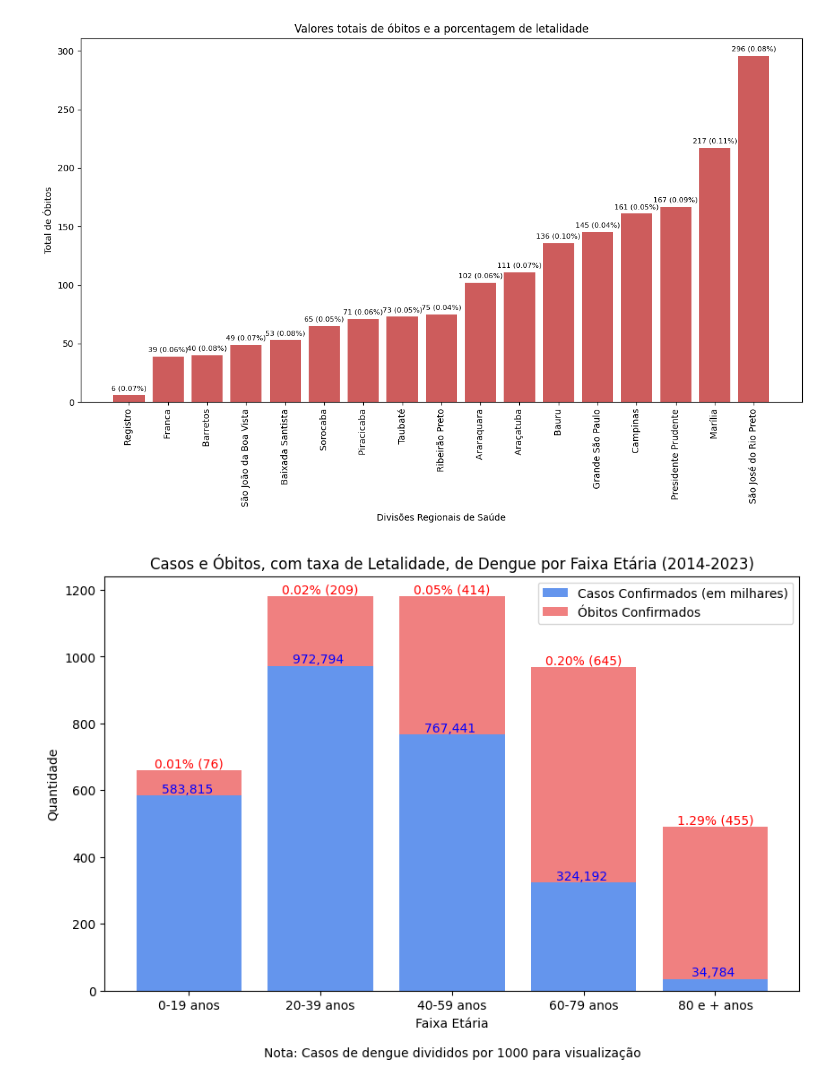
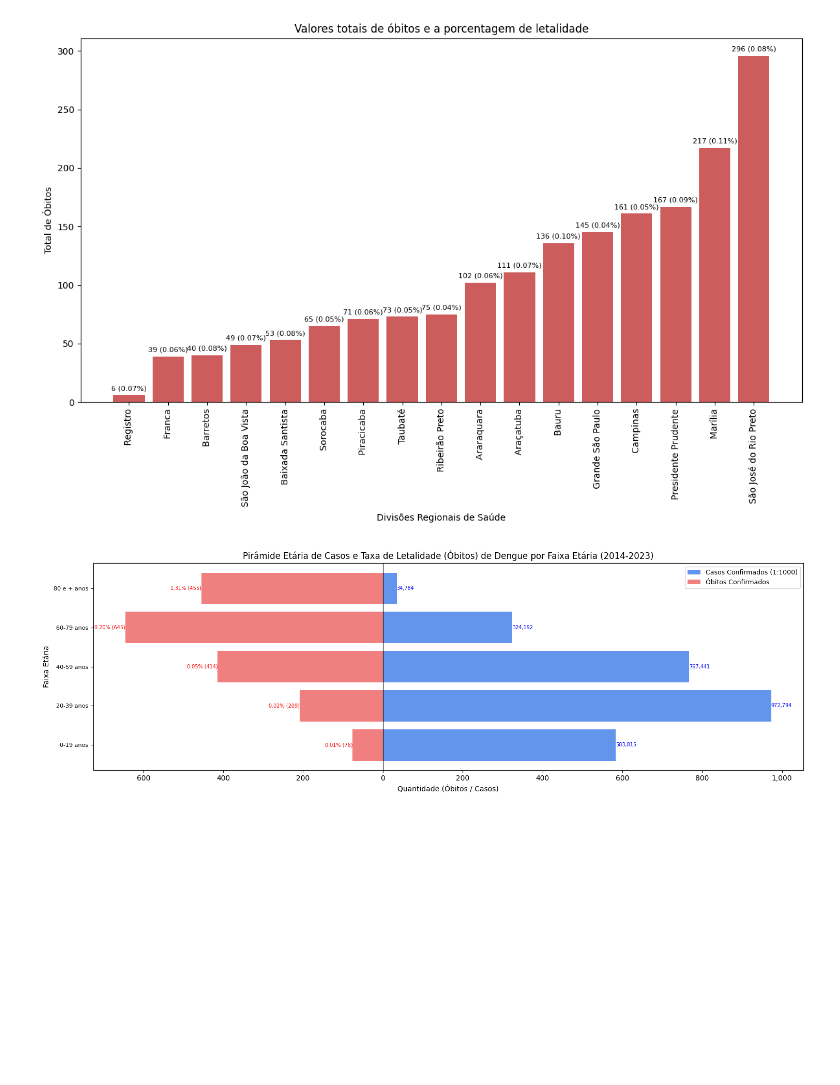
Before and after one commit to xVILENx/Dengue_SINAN, a Jupyter notebook: dengue_graphics_pynb.ipynb, the cells around one changed output. Drawn from its saved outputs; the diff is of its cells as text; code cells hidden in the pictures; blank space fills up the shorter version.

```diff
--- a/dengue_graphics_pynb.ipynb
+++ b/dengue_graphics_pynb.ipynb
@@ -187,6 +187,7 @@ import matplotlib.pyplot as plt
 import gspread
 from google.colab import auth
 from google.auth import default
+import numpy as np
 
 # Autenticar no Google
 auth.authenticate_user()
@@ -201,52 +202,61 @@ spreadsheet_id = '1_9RDRSbd5Uo__vNQz5yKVoyumJtk7qTN_F3AVmLTEbs'
 # Abrir a planilha usando o ID
 spreadsheet = gc.open_by_key(spreadsheet_id)
 
 # Ler a página "casos_simples"
 worksheet_casos = spreadsheet.worksheet('casos_simples')
 
 # Extrair dados de faixa etária e casos confirmados
 faixa_etaria = worksheet_casos.row_values(1)[1:6]  # B1 até F1
 faixa_etaria = [f'{faixa} anos' for faixa in faixa_etaria]  # Adicionar "anos" após cada faixa etária
 casos_confirmados = worksheet_casos.row_values(12)[1:6]  # B12 até F12
 casos_confirmados = list(map(int, casos_confirmados))  # Converter para inteiros
 
 # Ler a página "obitos_simples"
 worksheet_obitos = spreadsheet.worksheet('obitos_simples')
 
 # Extrair dados de óbitos confirmados
 obitos_confirmados = worksheet_obitos.row_values(12)[1:6]  # B12 até F12
 obitos_confirmados = list(map(int, obitos_confirmados))  # Converter para inteiros
 
 # Dividir os valores de casos por 1000
 casos_confirmados_div1000 = [casos / 1000 for casos in casos_confirmados]
 
-# Plotar o gráfico de barras empilhadas
-plt.figure(figsize=(10, 6))
+# Configuração da figura com tamanho ajustável
+plt.figure(figsize=(15, 5))  # Tamanho ajustado para o gráfico
 
-# Gráfico de casos confirmados (em milhares)
-bars_casos = plt.bar(faixa_etaria, casos_confirmados_div1000, color='cornflowerblue', label='Casos Confirmados (em milhares)')
+# Plotar os casos confirmados (lado direito)
+bars_casos = plt.barh(faixa_etaria, casos_confirmados_div1000, color='cornflowerblue', label='Casos Confirmados (1:1000)')
 
-# Gráfico de óbitos confirmados (empilhado sobre os casos)
-bars_obitos = plt.bar(faixa_etaria, obitos_confirmados, color='lightcoral', bottom=casos_confirmados_div1000, label='Óbitos Confirmados')
+# Plotar os óbitos confirmados (lado esquerdo, valores negativos para visualização correta)
+bars_obitos = plt.barh(faixa_etaria, [-obitos for obitos in obitos_confirmados], color='lightcoral', label='Óbitos Confirmados')
 
-# Adicionar rótulos de taxa de letalidade no topo das barras de óbitos e valores de casos com a divisão por 1000
-for bar, casos, casos_div1000, obitos in zip(bars_obitos, casos_confirmados, casos_confirmados_div1000, obitos_confirmados):
-    total = casos_div1000 + obitos
-    taxa_letalidade = (obitos * 100 / (casos + obitos)) if (casos + obitos) > 0 else 0
-    plt.text(bar.get_x() + bar.get_width() / 2, total, f'{taxa_letalidade:.2f}% ({obitos})', ha='center', va='bottom', color='red')
-    plt.text(bar.get_x() + bar.get_width() / 2, casos_div1000, f'{casos:,} ', ha='center', va='bottom', color='blue')
+# Adicionar rótulos de taxa de letalidade e valores nas barras
+fontsize_values = 7  # Tamanho da fonte para os valores
+for bar_casos, bar_obitos, casos, obitos in zip(bars_casos, bars_obitos, casos_confirmados, obitos_confirmados):
+    taxa_letalidade = (obitos * 100 / casos) if casos > 0 else 0
+    plt.text(bar_casos.get_width() + 0.05, bar_casos.get_y() + bar_casos.get_height() / 2, f'{casos:,}', ha='left', va='center', color='blue', fontsize=fontsize_values)
+    plt.text(bar_obitos.get_width() - 0.05, bar_obitos.get_y() + bar_obitos.get_height() / 2, f'{taxa_letalidade:.2f}% ({obitos})', ha='right', va='center', color='red', fontsize=fontsize_values)
 
-plt.xlabel('Faixa Etária')
-plt.ylabel('Quantidade')
-plt.title('Casos e Óbitos, com taxa de Letalidade, de Dengue por Faixa Etária (2014-2023)')
-plt.legend()
+# Configurações do gráfico
+plt.xlabel('Quantidade (Óbitos / Casos)')
+plt.ylabel('Faixa Etária')
+plt.title('Pirâmide Etária de Casos e Taxa de Letalidade (Óbitos) de Dengue por Faixa Etária (2014-2023)')
+plt.axvline(0, color='black', linewidth=0.8)  # Linha central
 
-# Adicionar nota sobre a escala dos casos
-plt.text(0.5, -0.15, 'Nota: Casos de dengue divididos por 1000 para visualização', ha='center', va='center', transform=plt.gca().transAxes)
+# Adicionar legenda
+plt.legend(loc='upper right', fontsize=9)  # Ajuste do tamanho da fonte da legenda
 
+# Ajustar o tamanho da fonte dos ticks do eixo y
+plt.yticks(fontsize=8)
+
+# Configurar a formatação dos números na linha "quantidade" para evitar negativos
+plt.gca().xaxis.set_major_formatter(plt.FuncFormatter(lambda x, _: f'{abs(int(x)):,}'))
+
+# Ajustar layout para que tudo fique visível e evitar sobreposição
+plt.tight_layout()
 plt.show()
 # %% [output]
-[figure, old version]
+[figure, new version]
 # %%
 import pandas as pd
 import matplotlib.pyplot as plt
```
Also changed, not shown: parts of 2 cells of this notebook.
